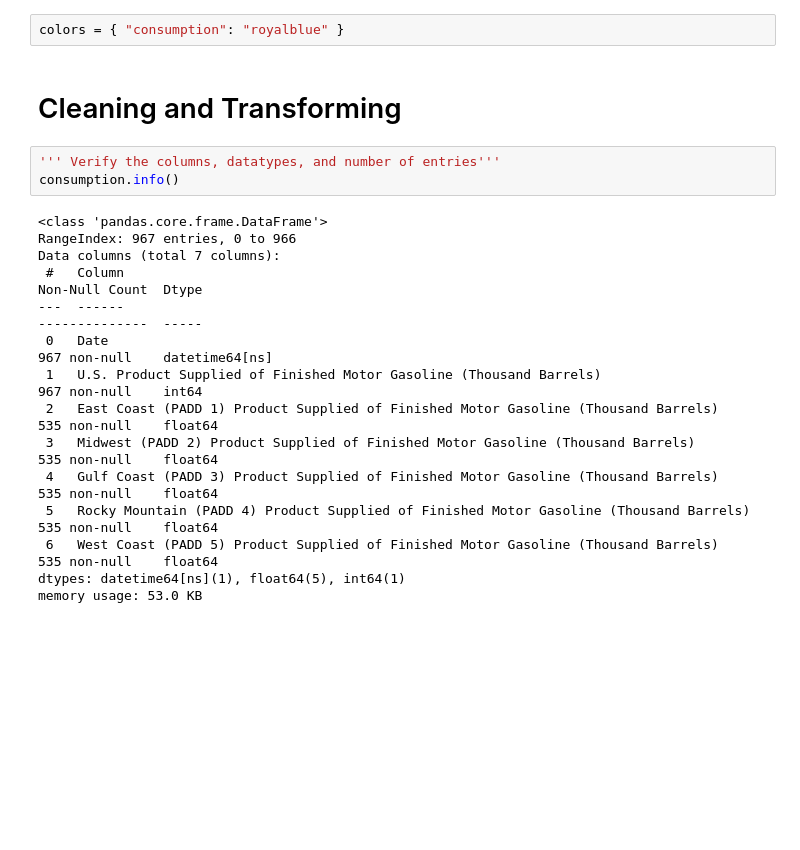
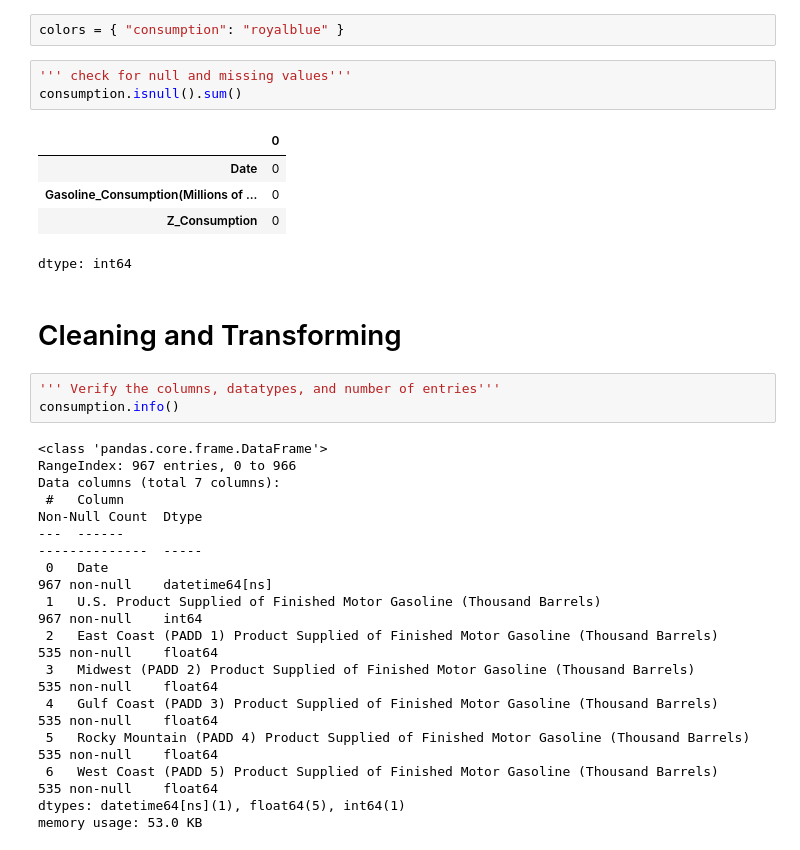
Before and after one commit to nikolasleeb/INFO523_FinalProject, a Jupyter notebook: ConsumptionData.ipynb, the cells around one changed output. Saved outputs shown, nothing was run; the diff lists cells and outputs as text; blank space fills up the shorter version.

```diff
--- a/ConsumptionData.ipynb
+++ b/ConsumptionData.ipynb
@@ -42,6 +48,15 @@ Found paths: ['/content/drive/MyDrive/DataMiningFall25/INFO 523 Final Project/Da
 | 4 | 1945-05-15 | 47515 | NaN | NaN | NaN | ... |
 # %%
 colors = { "consumption": "royalblue" }
+# %%
+''' check for null and missing values'''
+consumption.isnull().sum()
+# %% [output]
+|  | 0 |
+| Date | 0 |
+| Gasoline_Consumption(Millions of ... | 0 |
+| Z_Consumption | 0 |
+dtype: int64
 # %% [markdown]
 # Cleaning and Transforming
 # %%
```
Also changed, not shown: parts of 10 cells of this notebook.
